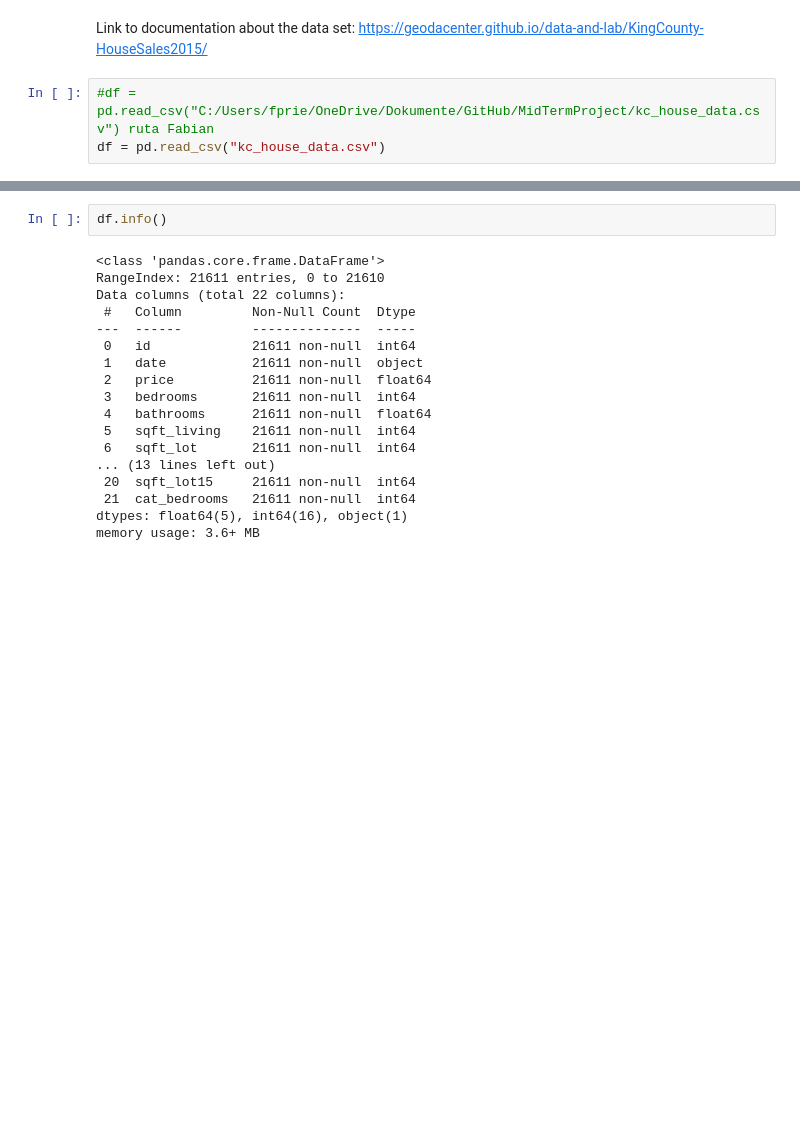
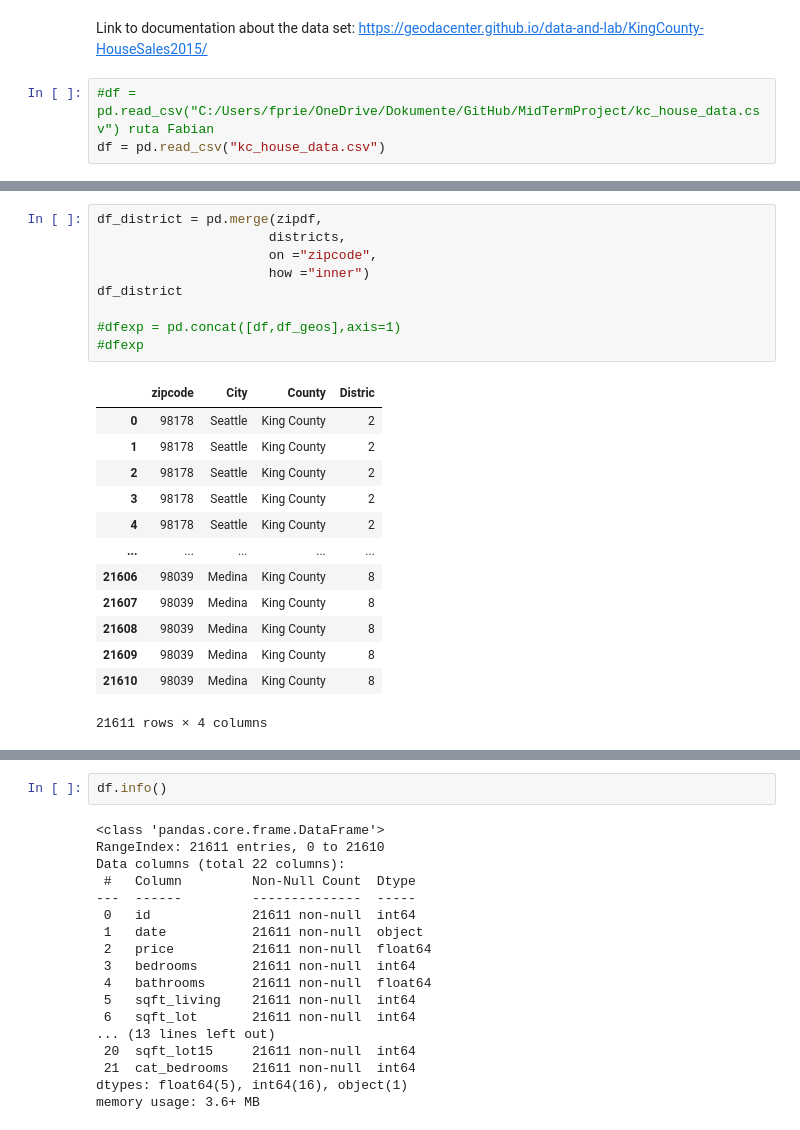
Before and after one commit to fprieto8111/MidTermProject, a Jupyter notebook: MidTermProject.ipynb, the cells around one changed output, grey strips where cells are left out. Saved outputs shown, nothing was run; the diff lists cells and outputs as text; blank space fills up the shorter version.

```diff
--- a/MidTermProject.ipynb
+++ b/MidTermProject.ipynb
@@ -94,0 +135,23 @@ df = pd.read_csv("kc_house_data.csv")
+# %%
+df_district = pd.merge(zipdf,
+                      districts,
+                      on ="zipcode",
+                      how ="inner")
+df_district
+
+#dfexp = pd.concat([df,df_geos],axis=1)
+#dfexp
+# %% [output]
+|  | zipcode | City | County | Distric |
+| 0 | 98178 | Seattle | King County | 2 |
+| 1 | 98178 | Seattle | King County | 2 |
+| 2 | 98178 | Seattle | King County | 2 |
+| 3 | 98178 | Seattle | King County | 2 |
+| 4 | 98178 | Seattle | King County | 2 |
+| ... | ... | ... | ... | ... |
+| 21606 | 98039 | Medina | King County | 8 |
+| 21607 | 98039 | Medina | King County | 8 |
+| 21608 | 98039 | Medina | King County | 8 |
+| 21609 | 98039 | Medina | King County | 8 |
+| 21610 | 98039 | Medina | King County | 8 |
+21611 rows × 4 columns
```
Also changed, not shown: parts of 26 cells of this notebook.
